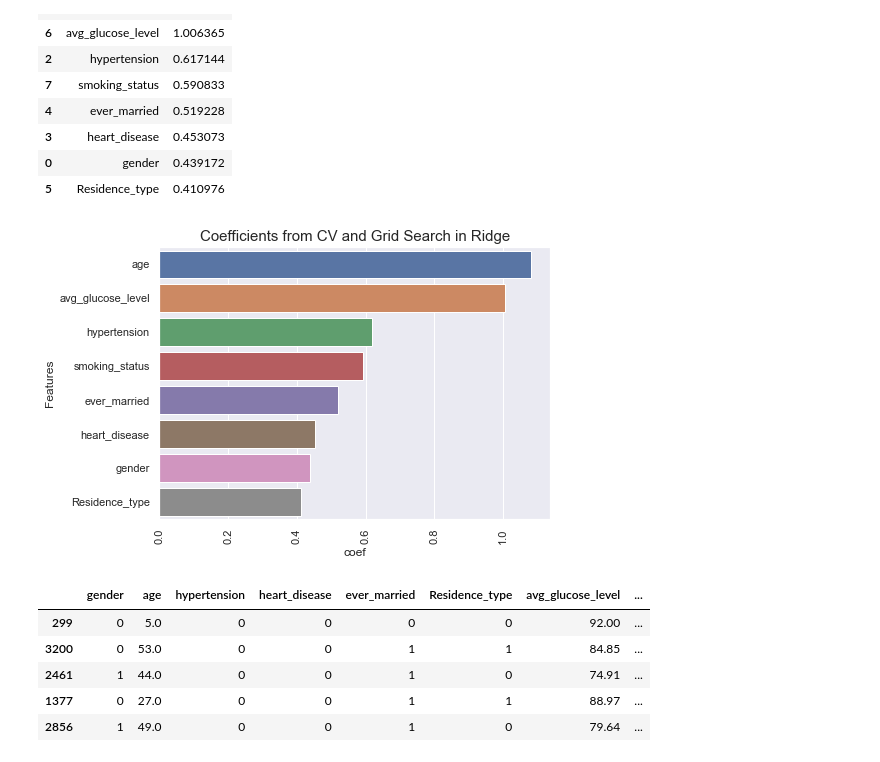
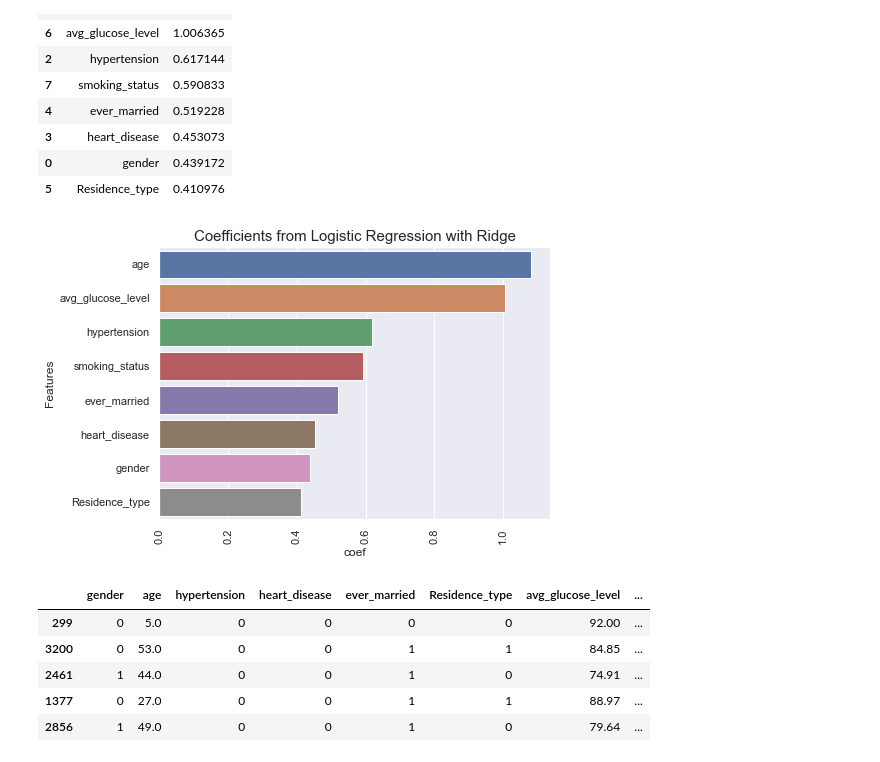
Before and after one commit to AugiBold/Stroke-Prediction-EDA-Python, a Jupyter notebook: Stroke Prediction EDA-Updated.ipynb, the cells around one changed output. Saved outputs shown, nothing was run; the diff lists cells and outputs as text; code cells hidden in the pictures.

```diff
--- a/Stroke Prediction EDA-Updated.ipynb
+++ b/Stroke Prediction EDA-Updated.ipynb
@@ -1425,11 +1429,11 @@ display
 # %%
 sns.set(rc={'figure.figsize':(7,5)})
 sns.barplot(y='Features', x='coef', data=display)
-plt.title('Coefficients from CV and Grid Search in Ridge', size =15)
+plt.title('Coefficients from Logistic Regression with Ridge', size =15)
 plt.xticks(rotation = 90)
 plt.show()
 # %% [output]
-[figure, old version]
+[figure, new version]
 # %%
 X_test.head()
 # %% [output]
```
Also changed, not shown: parts of 6 cells of this notebook.
